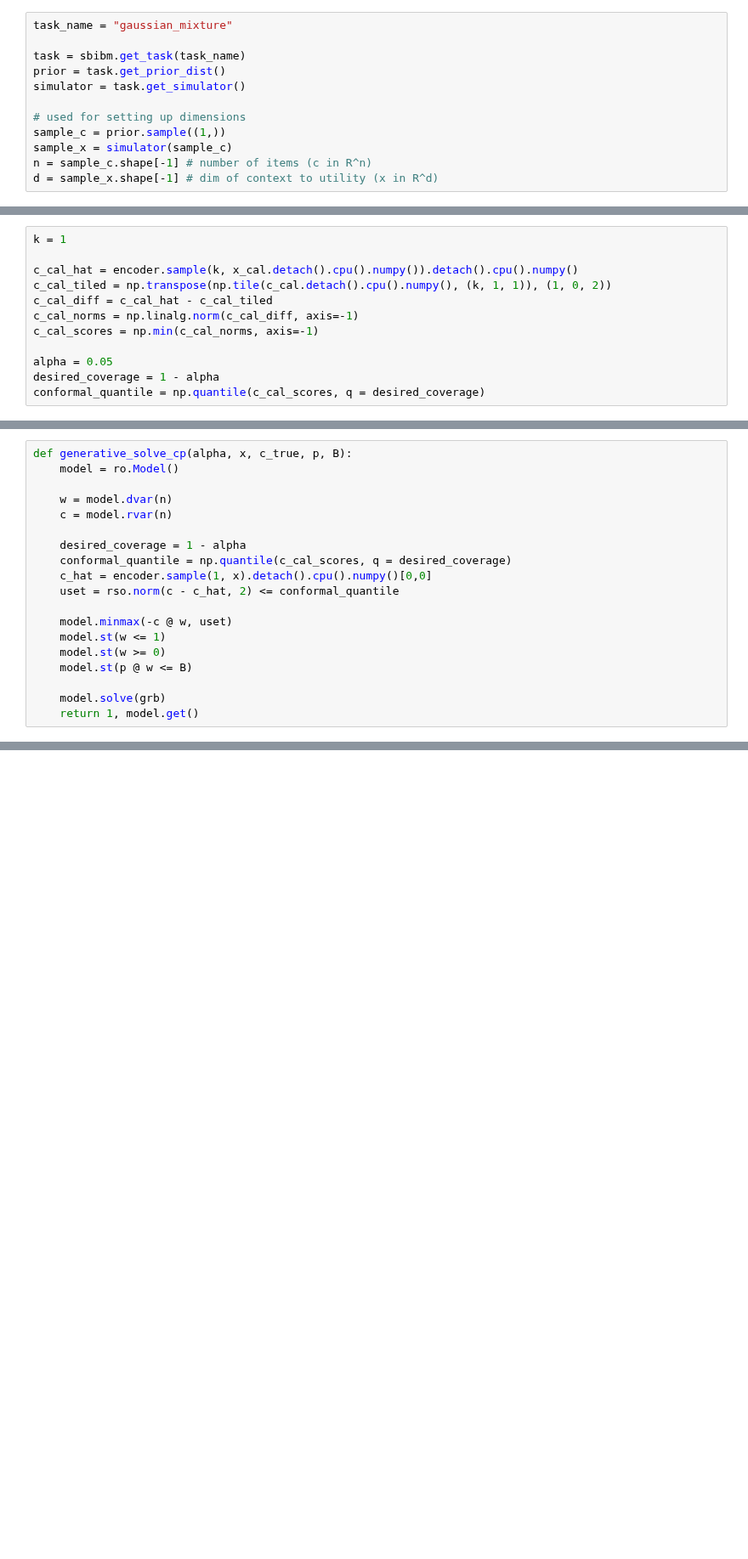
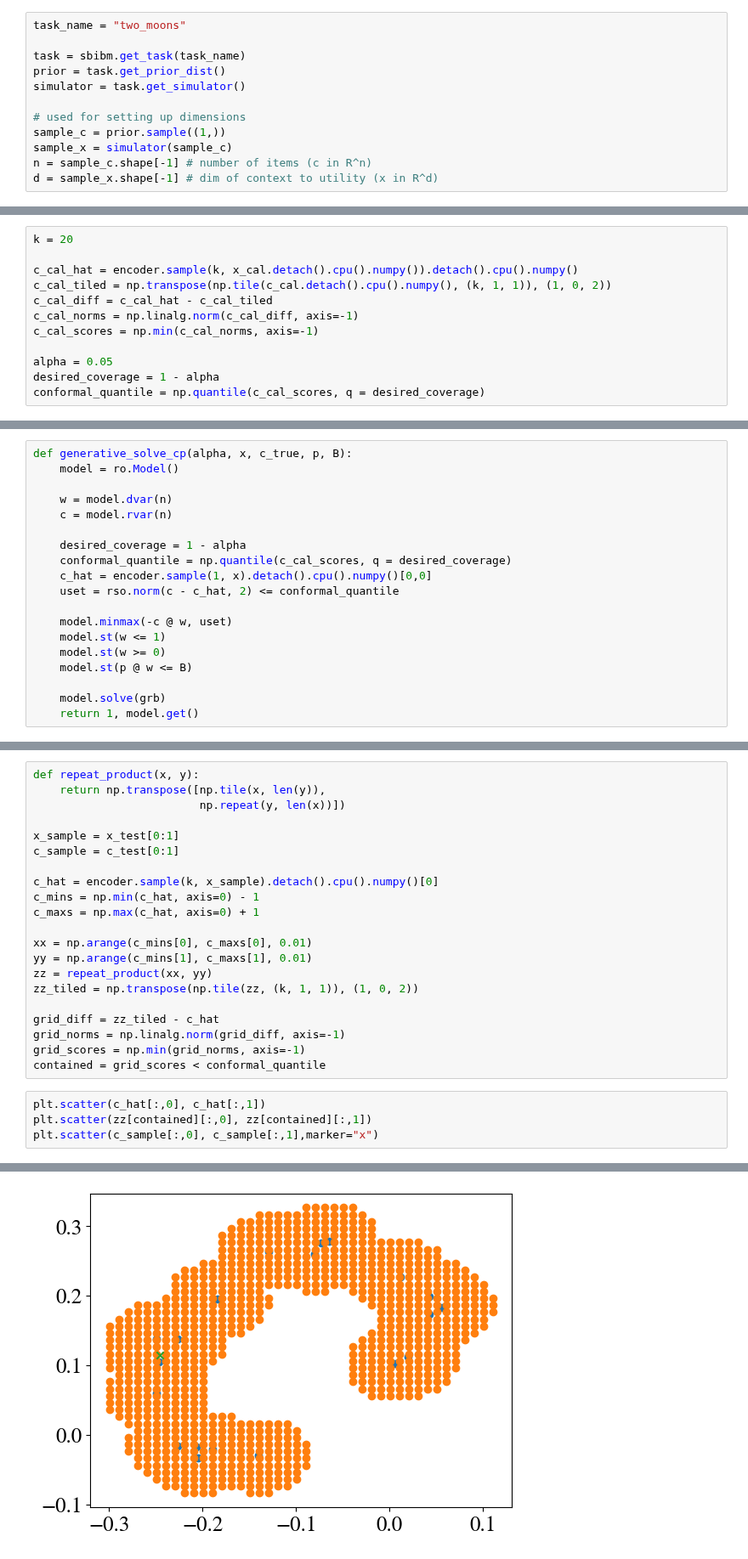
Before and after one commit to yashpatel5400/csi, a Jupyter notebook: conformal-po/yash_knapsack_conf_sbi.ipynb, the cells around one changed output, grey strips where cells are left out. Shown at 85% size. Cells and saved outputs as stored; diff of their text form; blank space fills up the shorter version.

Commit message:
Add region visualization

```diff
--- a/conformal-po/yash_knapsack_conf_sbi.ipynb
+++ b/conformal-po/yash_knapsack_conf_sbi.ipynb
@@ -30,7 +30,7 @@ plt.rc('ytick', labelsize=BIGGER_SIZE)    # fontsize of the tick labels
 plt.rc('legend', fontsize=BIGGER_SIZE)    # legend fontsize
 plt.rc('figure', titlesize=BIGGER_SIZE)  # fontsize of the figure title
 # %%
-task_name = "gaussian_mixture"
+task_name = "two_moons"
 
 task = sbibm.get_task(task_name)
 prior = task.get_prior_dist()
@@ -302,7 +302,7 @@ Flow(
   (_embedding_net): Identity()
 )
 # %%
-k = 1
+k = 20
 
 c_cal_hat = encoder.sample(k, x_cal.detach().cpu().numpy()).detach().cpu().numpy()
 c_cal_tiled = np.transpose(np.tile(c_cal.detach().cpu().numpy(), (k, 1, 1)), (1, 0, 2))
@@ -359,0 +361,26 @@ Running time: 0.0033s
+# %%
+def repeat_product(x, y):
+    return np.transpose([np.tile(x, len(y)),
+                         np.repeat(y, len(x))])
+
+x_sample = x_test[0:1]
+c_sample = c_test[0:1]
+
+c_hat = encoder.sample(k, x_sample).detach().cpu().numpy()[0]
+c_mins = np.min(c_hat, axis=0) - 1
+c_maxs = np.max(c_hat, axis=0) + 1
+
+xx = np.arange(c_mins[0], c_maxs[0], 0.01)
+yy = np.arange(c_mins[1], c_maxs[1], 0.01)
+zz = repeat_product(xx, yy)
+zz_tiled = np.transpose(np.tile(zz, (k, 1, 1)), (1, 0, 2))
+
+grid_diff = zz_tiled - c_hat
+grid_norms = np.linalg.norm(grid_diff, axis=-1)
+grid_scores = np.min(grid_norms, axis=-1)
+contained = grid_scores < conformal_quantile
+# %%
+plt.scatter(c_hat[:,0], c_hat[:,1])
+plt.scatter(zz[contained][:,0], zz[contained][:,1])
+plt.scatter(c_sample[:,0], c_sample[:,1],marker="x")
+# %% [output]
@@ -359,0 +388 @@ Running time: 0.0033s
+[figure, added]
```
Also changed, not shown: parts of 7 cells of this notebook.
